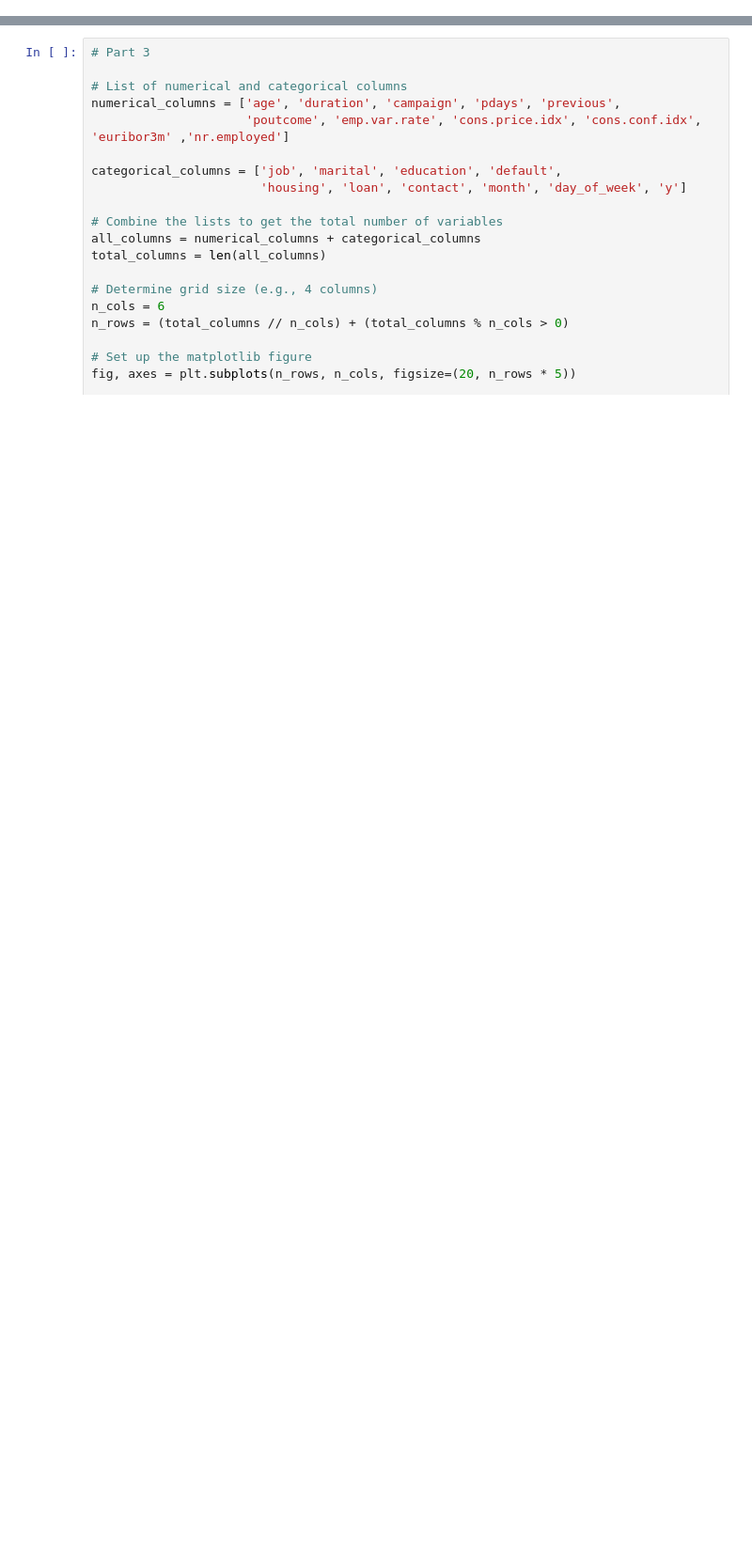
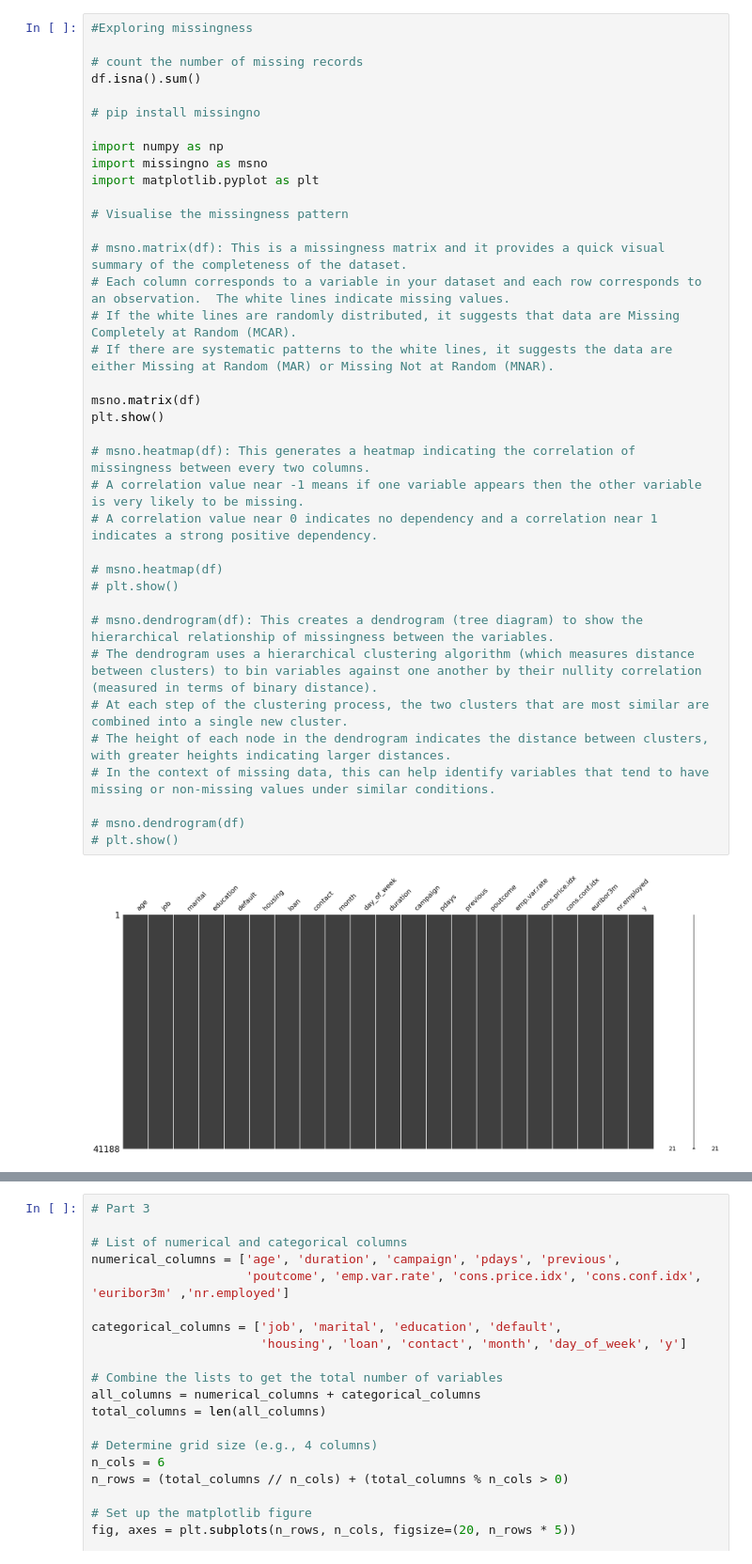
Before and after one commit to structuredcreations/Investment_Selector, a Jupyter notebook: _0_Mentum_Assignment_3.ipynb, the cells around one changed output, grey strips where cells are left out. Shown at 94% size. Cells and saved outputs as stored; diff of their text form; blank space fills up the shorter version.

```diff
--- a/_0_Mentum_Assignment_3.ipynb
+++ b/_0_Mentum_Assignment_3.ipynb
@@ -62,3 +72,42 @@ memory usage: 6.6+ MB
 | cons.conf.idx | 41,188.0 | -40.5 | 4.6 | -50.8 | -42.7 | -41.8 | -36.4 | -26.9 |
 | euribor3m | 41,188.0 | 3.6 | 1.7 | 0.6 | 1.3 | 4.9 | 5.0 | 5.0 |
 | nr.employed | 41,188.0 | 5,167.0 | 72.3 | 4,963.6 | 5,099.1 | 5,191.0 | 5,228.1 | 5,228.1 |
+# %%
+#Exploring missingness
+
+# count the number of missing records
+df.isna().sum()
+
+# pip install missingno
+
+import numpy as np
+import missingno as msno
+import matplotlib.pyplot as plt
+
+# Visualise the missingness pattern
+
+# msno.matrix(df): This is a missingness matrix and it provides a quick visual summary of the completeness of the dataset.
+# Each column corresponds to a variable in your dataset and each row corresponds to an observation.  The white lines indicate missing values.
+# If the white lines are randomly distributed, it suggests that data are Missing Completely at Random (MCAR).
+# If there are systematic patterns to the white lines, it suggests the data are either Missing at Random (MAR) or Missing Not at Random (MNAR).
+
+msno.matrix(df)
+plt.show()
+
+# msno.heatmap(df): This generates a heatmap indicating the correlation of missingness between every two columns.
+# A correlation value near -1 means if one variable appears then the other variable is very likely to be missing.
+# A correlation value near 0 indicates no dependency and a correlation near 1 indicates a strong positive dependency.
+
+# msno.heatmap(df)
+# plt.show()
+
+# msno.dendrogram(df): This creates a dendrogram (tree diagram) to show the hierarchical relationship of missingness between the variables.
+# The dendrogram uses a hierarchical clustering algorithm (which measures distance between clusters) to bin variables against one another by their nullity correlation (measured in terms of binary distance).
+# At each step of the clustering process, the two clusters that are most similar are combined into a single new cluster.
+# The height of each node in the dendrogram indicates the distance between clusters, with greater heights indicating larger distances.
+# In the context of missing data, this can help identify variables that tend to have missing or non-missing values under similar conditions.
+
+# msno.dendrogram(df)
+# plt.show()
+# %% [output]
+[figure, added]
```
Also changed, not shown: parts of 7 cells of this notebook, 2 other files.
